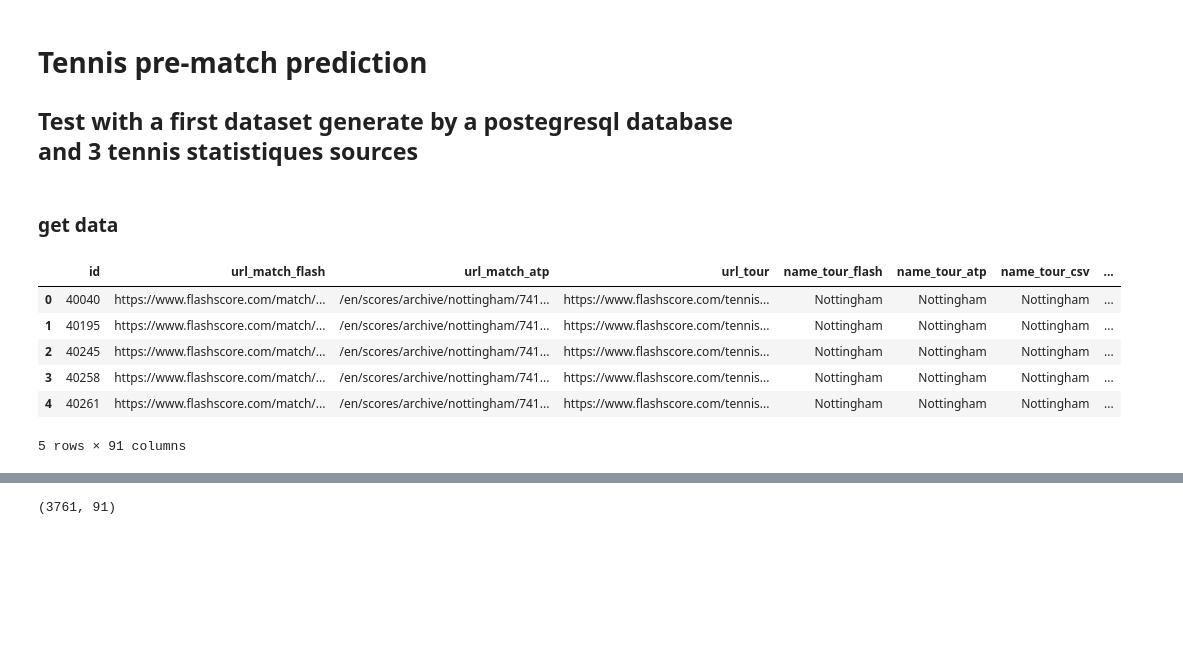
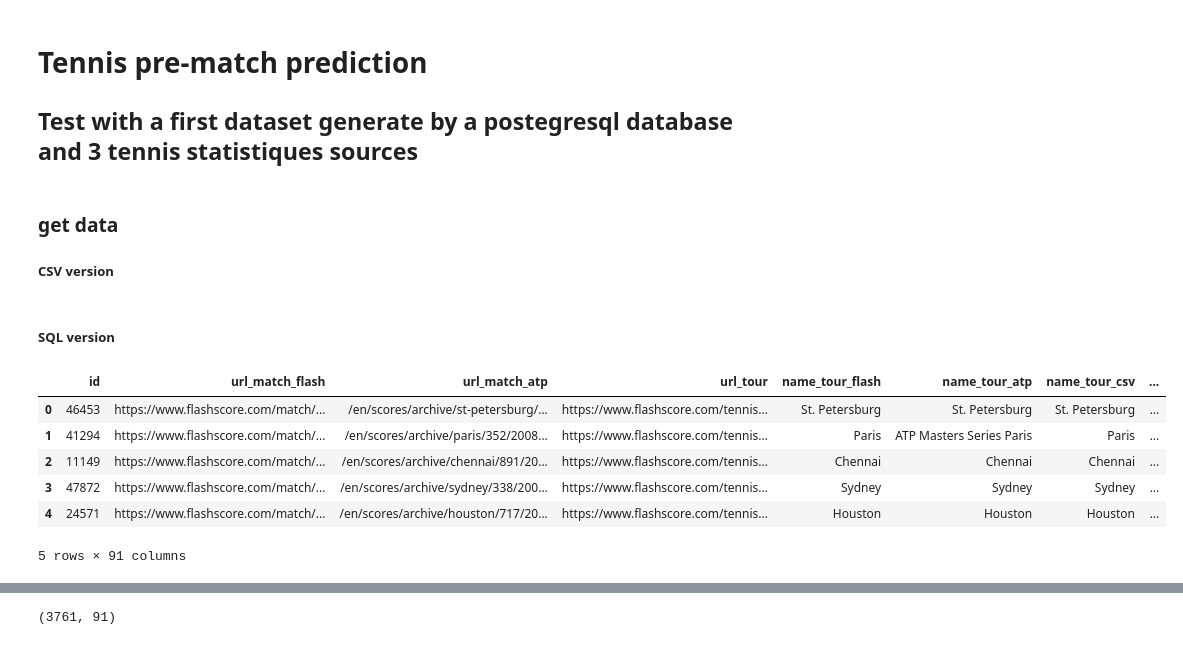
Before and after one commit to panaC/machine-learning, a Jupyter notebook: notebook/tennis/tennis pre-match.ipynb, the cells around one changed output, grey strips where cells are left out. Cells and saved outputs as stored; diff of their text form; code cells hidden in the pictures; blank space fills up the shorter version.

```diff
--- a/notebook/tennis/tennis pre-match.ipynb
+++ b/notebook/tennis/tennis pre-match.ipynb
@@ -32,4 +33,6 @@ def save_fig(fig_id, tight_layout=True):
     plt.savefig(path, format='png', dpi=300)
 # %% [markdown]
 ### get data
+
+##### CSV version
 # %%
@@ -47,14 +48,33 @@ def load_predictset(path=PATH, name=PRED):
     csv_path = os.path.join(path, name)
     return pd.read_csv(csv_path)
+# %% [markdown]
+##### SQL version
+# %%
+from sqlalchemy import create_engine
+import psycopg2 as pg
+import requests as req
+
+URL = 'postgresql://dataset:dataset1747@35.204.62.91:5432/dataset-dump1'
+engine = create_engine(URL)
+
+def load_dataset_sql():
+    URL = "https://raw.githubusercontent.com/panaC/tennis-dataset/master/app/dataset/extract_dataset.sql"
+    with engine.connect() as conn, conn.begin():
+        return pd.read_sql(req.get(URL).text, conn)
+
+def load_predictset_sql():
+    URL = "https://raw.githubusercontent.com/panaC/tennis-dataset/master/app/dataset/extract_predset.sql"
+    with engine.connect() as conn, conn.begin():
+        return pd.read_sql(req.get(URL).text, conn)
 # %%
-dataset = load_dataset()
+dataset = load_dataset_sql()
 dataset.head()
 # %% [output]
 |  | id | url_match_flash | url_match_atp | url_tour | name_tour_flash | name_tour_atp | name_tour_csv | ... |
-| 0 | 40040 | https://www.flashscore.com/match/... | /en/scores/archive/nottingham/741... | https://www.flashscore.com/tennis... | Nottingham | Nottingham | Nottingham | ... |
-| 1 | 40195 | https://www.flashscore.com/match/... | /en/scores/archive/nottingham/741... | https://www.flashscore.com/tennis... | Nottingham | Nottingham | Nottingham | ... |
-| 2 | 40245 | https://www.flashscore.com/match/... | /en/scores/archive/nottingham/741... | https://www.flashscore.com/tennis... | Nottingham | Nottingham | Nottingham | ... |
-| 3 | 40258 | https://www.flashscore.com/match/... | /en/scores/archive/nottingham/741... | https://www.flashscore.com/tennis... | Nottingham | Nottingham | Nottingham | ... |
-| 4 | 40261 | https://www.flashscore.com/match/... | /en/scores/archive/nottingham/741... | https://www.flashscore.com/tennis... | Nottingham | Nottingham | Nottingham | ... |
+| 0 | 46453 | https://www.flashscore.com/match/... | /en/scores/archive/st-petersburg/... | https://www.flashscore.com/tennis... | St. Petersburg | St. Petersburg | St. Petersburg | ... |
+| 1 | 41294 | https://www.flashscore.com/match/... | /en/scores/archive/paris/352/2008... | https://www.flashscore.com/tennis... | Paris | ATP Masters Series Paris | Paris | ... |
+| 2 | 11149 | https://www.flashscore.com/match/... | /en/scores/archive/chennai/891/20... | https://www.flashscore.com/tennis... | Chennai | Chennai | Chennai | ... |
+| 3 | 47872 | https://www.flashscore.com/match/... | /en/scores/archive/sydney/338/200... | https://www.flashscore.com/tennis... | Sydney | Sydney | Sydney | ... |
+| 4 | 24571 | https://www.flashscore.com/match/... | /en/scores/archive/houston/717/20... | https://www.flashscore.com/tennis... | Houston | Houston | Houston | ... |
 5 rows × 91 columns
 # %%
```
Also changed, not shown: parts of 51 cells of this notebook, 2 other files.
